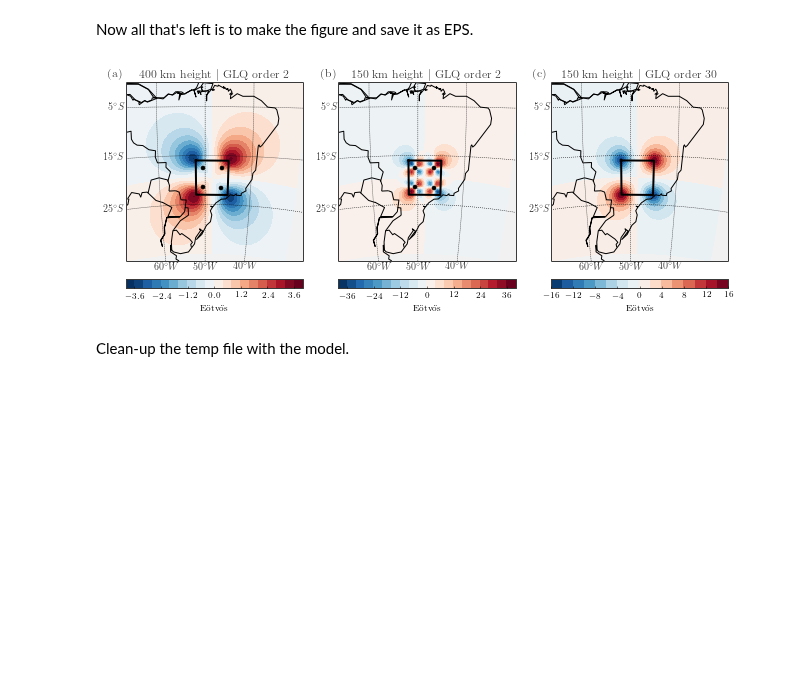
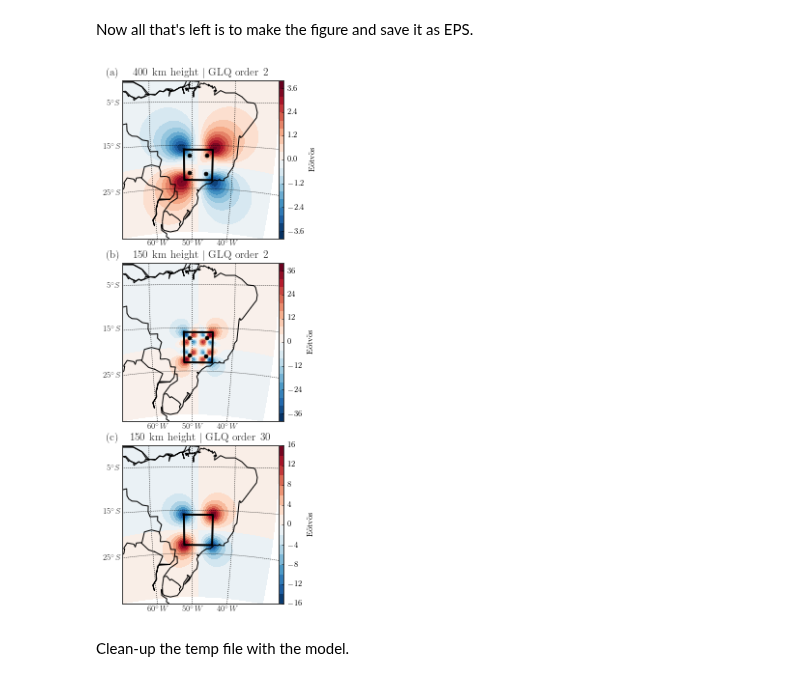
Before and after one commit to pinga-lab/paper-tesseroids, a Jupyter notebook: notebooks/methods_figures.ipynb, the cells around one changed output. Cells and saved outputs as stored; diff of their text form; code cells hidden in the pictures; blank space fills up the shorter version.

Commit message:
Put figure in vertical subplots
The sample tesseroid with varying height and order figure was too large
so I put in vertical stack

```diff
--- a/notebooks/methods_figures.ipynb
+++ b/notebooks/methods_figures.ipynb
@@ -39,3 +41,5 @@ Developed by Leonardo Uieda.
+# %%
+mpl.rc('font', size=8, family='Arial')
 # %% [markdown]
 ## Effect of distance and number of GLQ nodes on the computed effects
 # %% [markdown]
@@ -79,37 +83,37 @@ Now all that's left is to make the figure and save it as EPS.
 # %%
 grids = [high, low, low_highorder]
 orders = [2, 2, high_order]
 
-fig, subplots = mpl.subplots(1, 3, squeeze=True, figsize=(9, 3.6))
+fig, subplots = mpl.subplots(3, 1, squeeze=True, figsize=(3.33, 8), dpi=600)
 bm = mpl.basemap(area, projection='poly')
 
 w, e, s, n = tess_area
 # To plot the outline of the tesseroid
 tx, ty = bm([w, e, e, w, w], [n, n, s, s, n])
 # Scale and make a list of the 2x2 GLQ nodes
 nodes = np.array([-0.577350269, 0.577350269])
 nodes_lon = 0.5*(e - w)*nodes + 0.5*(e + w)
 nodes_lat = 0.5*(n - s)*nodes + 0.5*(n + s)
 nodex, nodey = bm(*np.meshgrid(nodes_lon, nodes_lat))
 
 index = ['(a)', '(b)', '(c)']
 for i, order, grid, ax in zip(index, orders, grids, subplots):
     mpl.sca(ax)
-    mpl.text(-0.1, 1.03, i, fontsize=12, transform=ax.transAxes)
+    mpl.text(-0.1, 1.03, i, fontsize=11, transform=ax.transAxes)
     lon, lat, h, g = grid
-    ax.set_title('{:.0f} km height $|$ GLQ order {}'.format(h[0]/1000, order))
+    ax.set_title('{:.0f} km height $|$ GLQ order {}'.format(h[0]/1000, order),
+                 fontsize=11)
     vmax = np.abs(g).max()
     vmin = -vmax
     mpl.contourf(lon, lat, g, shape, 20, vmin=vmin, vmax=vmax, basemap=bm, cmap=mpl.cm.RdBu_r)
-    mpl.colorbar(orientation='horizontal', pad=0.07).set_label(r'E\"otv\"os')
+    mpl.colorbar(orientation='vertical', pad=0., aspect=30).set_label(r'E\"otv\"os')
     bm.plot(tx, ty, '-k', linewidth=2)
     if i in ['(a)', '(b)']:
         bm.plot(nodex, nodey, 'ok', markersize=4)
     bm.drawparallels([-25, -15, -5], labels=[1, 0, 0, 0], linewidth=0.5)
     bm.drawmeridians([-60, -50, -40], labels=[0, 0, 0, 1], linewidth=0.5)
     mpl.draw_countries(bm, style='-')
     mpl.draw_coastlines(bm)
-mpl.subplots_adjust(top=0.99, bottom=0.01, left=0.05, right=0.98)
-mpl.savefig('../figs/vary-height-and-order.eps')
+mpl.tight_layout(h_pad=1.5)
 # %% [output]
-[figure, old version]
+[figure, new version]
```
Also changed, not shown: parts of 5 cells of this notebook, 1 other file.
